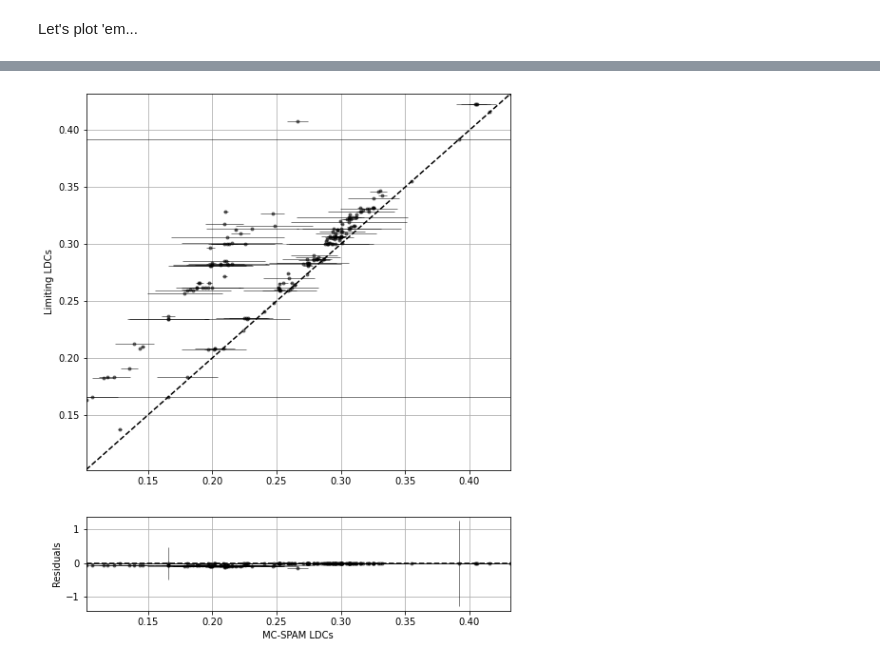
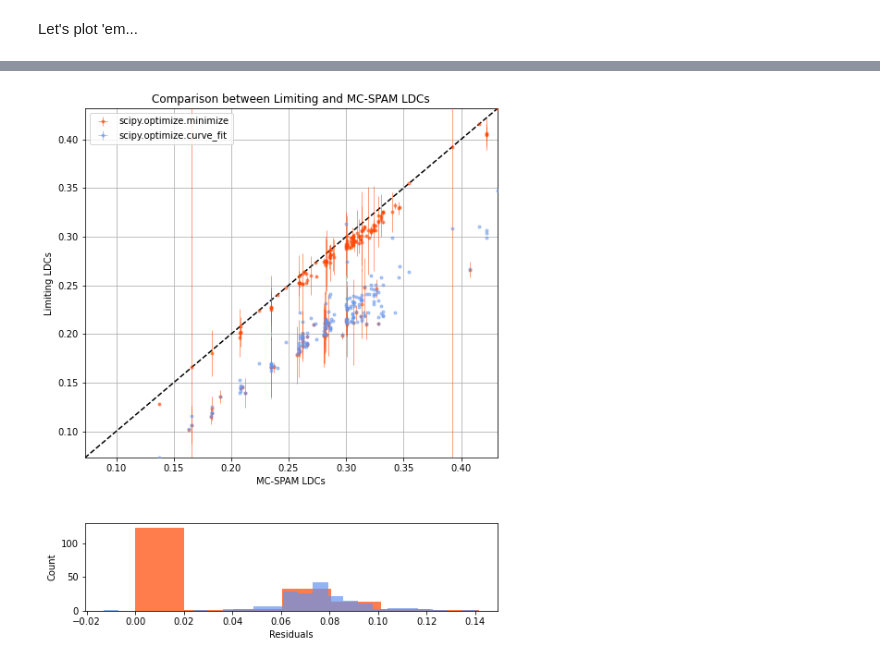
Before and after one commit to Jayshil/ld-spam, a Jupyter notebook: Notebooks/spam_vs_limiting_LDCs.ipynb, the cells around one changed output, grey strips where cells are left out. Drawn from its saved outputs; the diff is of its cells as text; code cells hidden in the pictures.

```diff
--- a/Notebooks/spam_vs_limiting_LDCs.ipynb
+++ b/Notebooks/spam_vs_limiting_LDCs.ipynb
@@ -33,5 +34,6 @@ plt.show()
 # %%
-utl.single_image(u2_mcs, u2_mcs_err, u2_lim, u2_lim_err, 'MC-SPAM LDCs', 'Limiting LDCs')
+utl.image_double(u2_lim, u2_lim, u2_lim_err, u2_lim_err, u2_mcs, u2_mcs_cft, u2_mcs_err, u2_mcs_cfte, 'scipy.optimize.minimize',\
+     'scipy.optimize.curve_fit', 'Limiting LDCs', 'MC-SPAM LDCs', 'Comparison between Limiting and MC-SPAM LDCs')
 plt.show()
 # %% [output]
-[figure, old version]
+[figure, new version]
```
Also changed, not shown: parts of 4 cells of this notebook.
